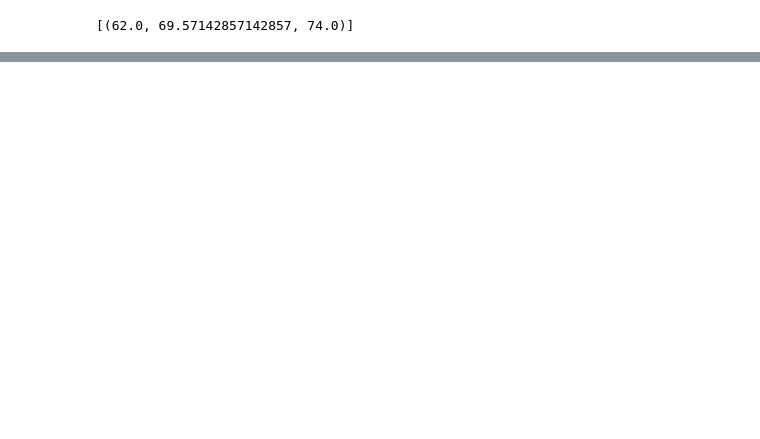
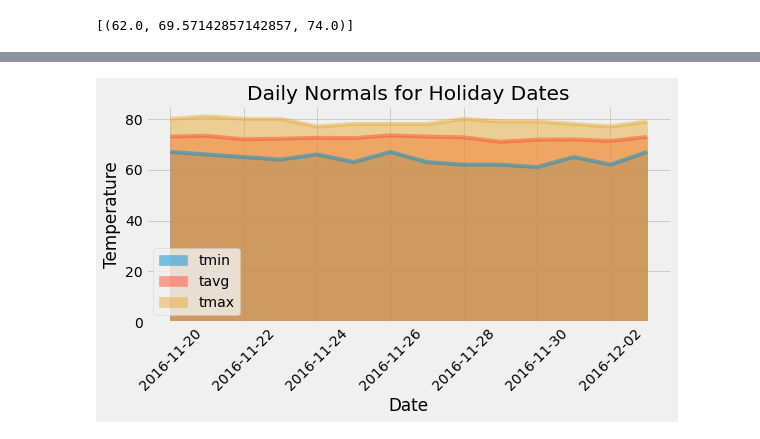
Before and after one commit to fasahathsyeda/sqlalchemy-challenge, a Jupyter notebook: climate_starter.ipynb, the cells around one changed output, grey strips where cells are left out. Drawn from its saved outputs; the diff is of its cells as text; code cells hidden in the pictures; blank space fills up the shorter version.

Commit message:
adding bonus analysis

```diff
--- a/climate_starter.ipynb
+++ b/climate_starter.ipynb
@@ -232,9 +352,29 @@ daily_normals("01-01")
 # push each tuple of calculations into a list called `normals`
 
 # Set the start and end date of the trip
+# start and end date are already defined for temperature analysis II
 
 # Use the start and end date to create a range of dates
+dates = session.query(Measurement.date).\
+                filter(Measurement.date >= start_date).\
+                filter(Measurement.date <= end_date).\
+                group_by(Measurement.date).all()
 
-# Stip off the year and save a list of %m-%d strings
+holiday_date = [x[0] for x in dates]
+
+
+# Strip off the year and save a list of %m-%d strings
+holiday_date_strip = [x[5:] for x in holiday_date]
+#print(holiday_date_strip)
+first_holiday_date = holiday_date_strip[0]
+last_holiday_date = holiday_date_strip[-1]
+last_holiday_date
 
 # Loop through the list of %m-%d strings and calculate the normals for each date
+
+normals = [session.query(func.min(Measurement.tobs),func.avg(Measurement.tobs),func.max(Measurement.tobs))\
+           .filter(func.strftime("%m-%d", Measurement.date) >= first_holiday_date)\
+           .filter(func.strftime("%m-%d", Measurement.date) <= last_holiday_date)\
+           .group_by(func.strftime("%m-%d", Measurement.date)).all()]
+normals=normals[0]
+normals
@@ -241,2 +396,9 @@ daily_normals("01-01")
 # %%
 # Load the previous query results into a Pandas DataFrame and add the `trip_dates` range as the `date` index
+
+normals_df = pd.DataFrame(normals, columns=["tmin", "tavg", "tmax"])
+normals_df["Date"] = holiday_date
+normals_df
+
+normals_df.set_index("Date", inplace=True)
+normals_df
@@ -244,0 +422,10 @@ daily_normals("01-01")
+# %%
+# Plot the daily normals as an area plot with `stacked=False`
+normals_df.plot(kind="area",figsize=(8,5), alpha=0.5, stacked=False, title="Daily Normals for Holiday Dates", rot=45)
+
+plt.tight_layout()
+plt.ylabel("Temperature")
+plt.savefig("daily_normals_holiday.png")
+plt.show()
+# %% [output]
+[figure, added]
```
Also changed, not shown: parts of 20 cells of this notebook, 4 other files.
